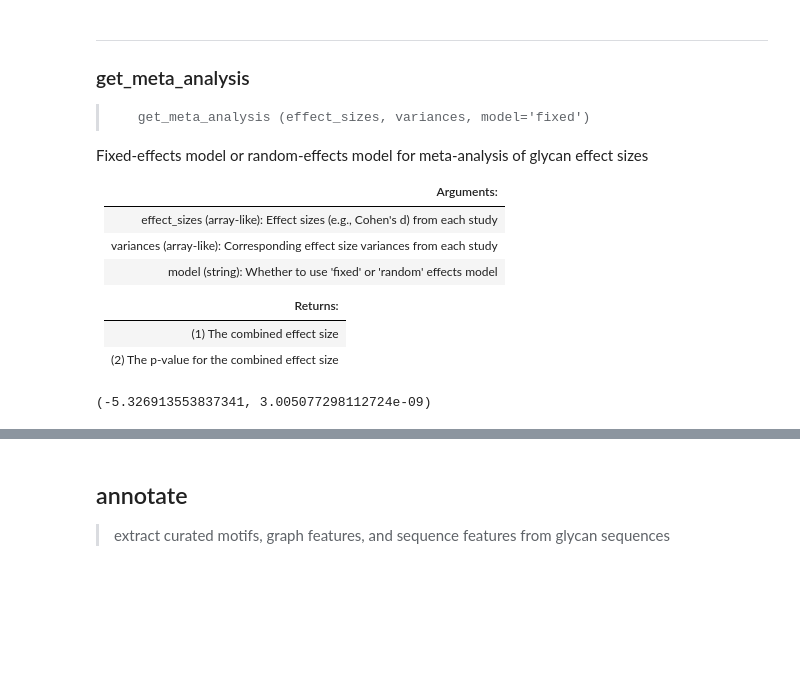
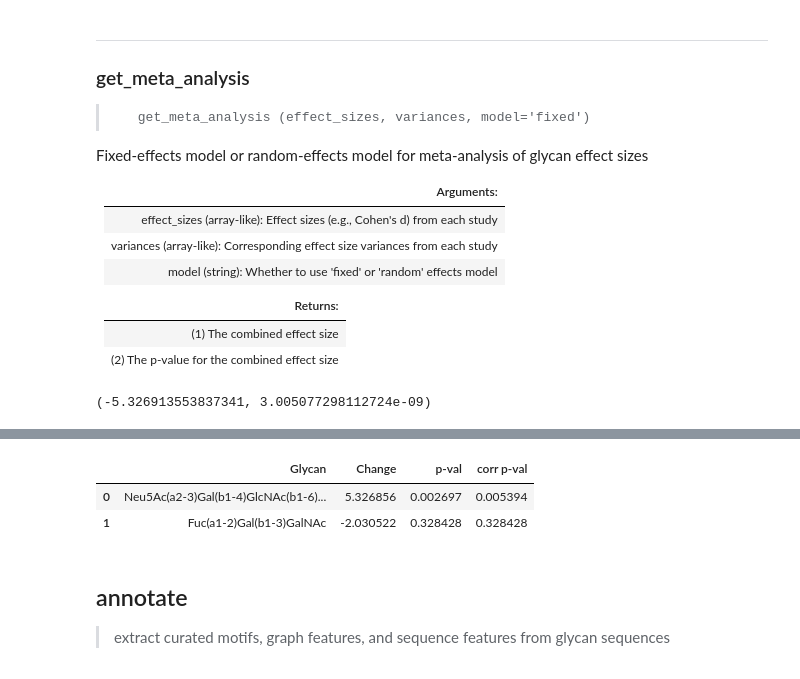
Before and after one commit to BojarLab/glycowork, a Jupyter notebook: 03_motif.ipynb, the cells around one changed output, grey strips where cells are left out. Cells and saved outputs as stored; diff of their text form; code cells hidden in the pictures; blank space fills up the shorter version.

Commit message:
add get_time_series for full time series support

```diff
--- a/03_motif.ipynb
+++ b/03_motif.ipynb
@@ -521,3 +553,13 @@ get_meta_analysis([-8.759, -6.363, -5.199, -3.952],
+# %%
+t_dic = {}
+t_dic["ID"] = ["D1_h5_r1", "D1_h5_r2", "D1_h5_r3", "D1_h10_r1", "D1_h10_r2", "D1_h10_r3", "D1_h15_r1", "D1_h15_r2", "D1_h15_r3"]
+t_dic["Neu5Ac(a2-3)Gal(b1-4)GlcNAc(b1-6)[Gal(b1-3)]GalNAc"] = [0.33, 0.31, 0.35, 1.51, 1.57, 1.66, 2.11, 2.04, 2.09]
+t_dic["Fuc(a1-2)Gal(b1-3)GalNAc"] = [0.78, 1.01, 0.98, 0.88, 1.11, 0.72, 1.22, 1.00, 0.54]
+get_time_series(pd.DataFrame(t_dic))
+# %% [output]
+|  | Glycan | Change | p-val | corr p-val |
+| 0 | Neu5Ac(a2-3)Gal(b1-4)GlcNAc(b1-6)... | 5.326856 | 0.002697 | 0.005394 |
+| 1 | Fuc(a1-2)Gal(b1-3)GalNAc | -2.030522 | 0.328428 | 0.328428 |
 # %% [markdown]
 ## annotate
 >extract curated motifs, graph features, and sequence features from glycan sequences
```
Also changed, not shown: parts of 5 cells of this notebook, 2 other files.
